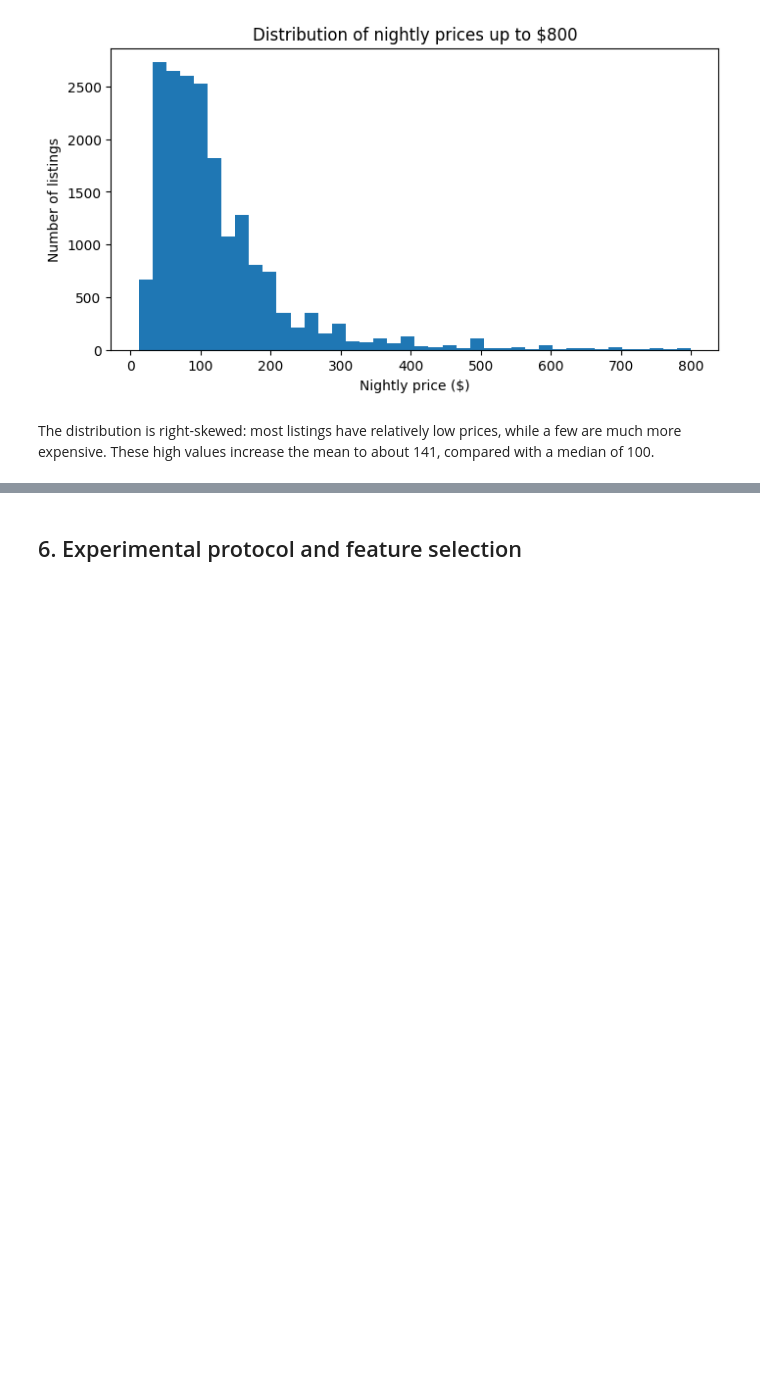
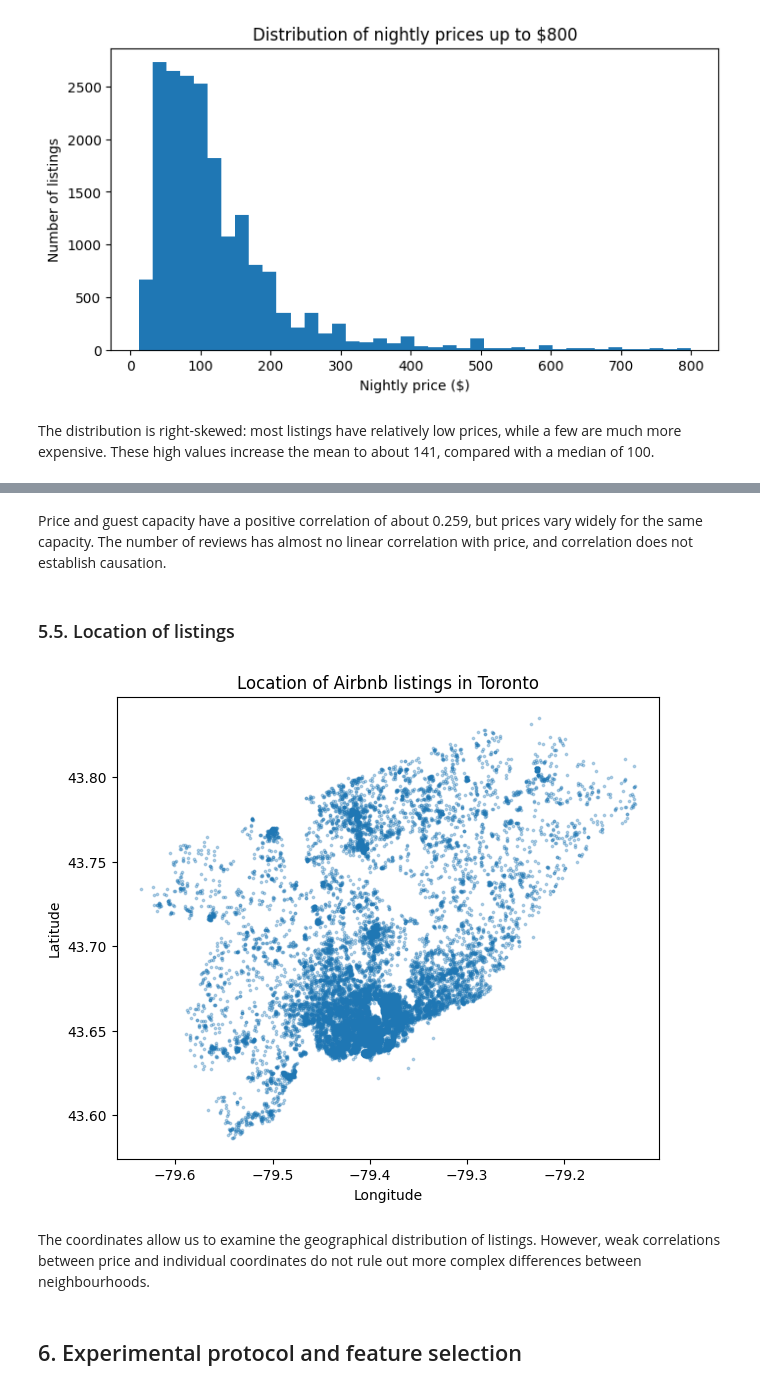
Before and after one commit to gwendal-lvl/toronto-airbnb-ml, a Jupyter notebook: Projet_ML_Airbnb_Toronto.ipynb, the cells around one changed output, grey strips where cells are left out. Drawn from its saved outputs; the diff is of its cells as text; code cells hidden in the pictures; blank space fills up the shorter version.

```diff
--- a/Projet_ML_Airbnb_Toronto.ipynb
+++ b/Projet_ML_Airbnb_Toronto.ipynb
@@ -228,3 +340,18 @@ The distribution is right-skewed: most listings have relatively low prices, whil
+# %% [markdown]
+Price and guest capacity have a positive correlation of about 0.259, but prices vary widely for the same capacity. The number of reviews has almost no linear correlation with price, and correlation does not establish causation.
+# %% [markdown]
+### 5.5. Location of listings
+# %%
+plt.figure(figsize=(7, 6))
+plt.scatter(data["longitude"], data["latitude"], s=3, alpha=0.3)
+plt.title("Location of Airbnb listings in Toronto")
+plt.xlabel("Longitude")
+plt.ylabel("Latitude")
+plt.show()
+# %% [output]
+[figure, added]
+# %% [markdown]
+The coordinates allow us to examine the geographical distribution of listings. However, weak correlations between price and individual coordinates do not rule out more complex differences between neighbourhoods.
 # %% [markdown]
 ## 6. Experimental protocol and feature selection
 # %% [markdown]
```
Also changed, not shown: parts of 33 cells of this notebook.
